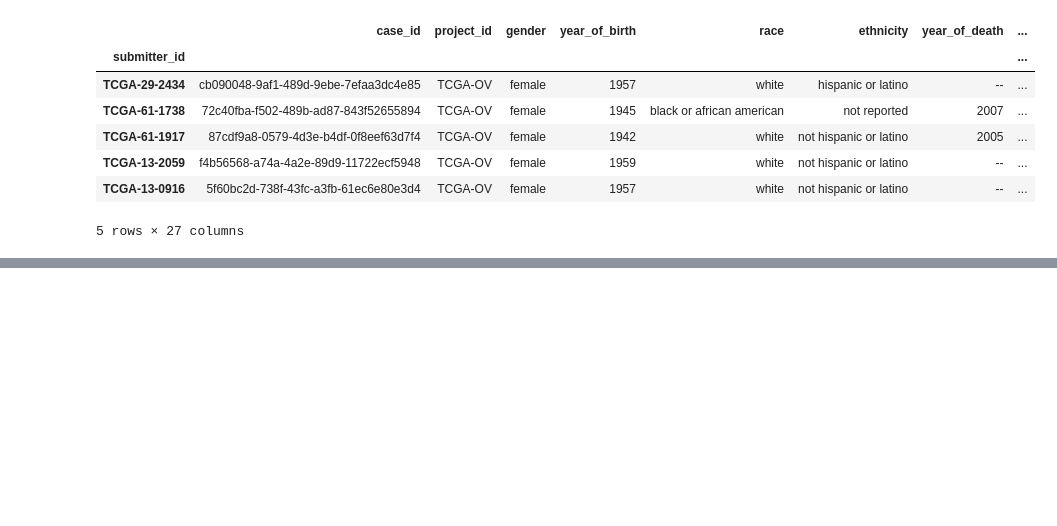
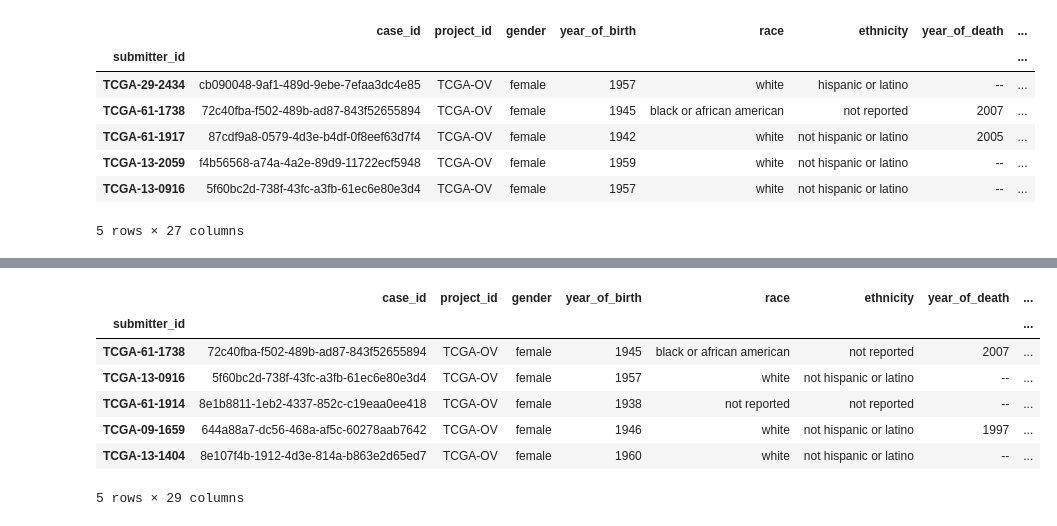
Before and after one commit to hfreid17/ovarian-cancer, a Jupyter notebook: ovariancancerclinicalanalysis.ipynb, the cells around one changed output, grey strips where cells are left out. Saved outputs shown, nothing was run; the diff lists cells and outputs as text; code cells hidden in the pictures; blank space fills up the shorter version.

Commit message:
merged clincal and expression data

```diff
--- a/ovariancancerclinicalanalysis.ipynb
+++ b/ovariancancerclinicalanalysis.ipynb
@@ -113,0 +84,51 @@ df_clinical_matches = pd.DataFrame.from_dict(dictionary, orient=index)
+# %%
+# remaking dataframe from other jupyter notebook of top 500 and bottom 500 genes for each patient
+
+
+import scipy.stats as ss
+
+
+df_zscore2 = df.T.apply(ss.zscore, axis=0).T.dropna().apply(ss.zscore, axis=0)
+
+
+# define empty dictionary
+results = {}
+
+
+# Loop through samples
+for sample in df_zscore2.columns[:]:
+
+    # Extract column
+    col = df_zscore2[sample].sort_values(ascending=False) # sort values in decreasing order
+
+    genesets={
+        "top":col.index[:500].tolist(),
+        "bottom":col.index[-500:].tolist()
+
+
+    }
+    # Extract the top 500 genes from the index
+    results[sample] = genesets
+# %%
+# making dataframe of top and bottom 500 genes for each patient and editing the df so that it can be merged with the clinical df
+
+df_genes = pd.DataFrame(results)
+df_genes = df_genes.T # transform
+df_genes['submitter_id'] = expression_sliced # adding new column of what will be the index
+df_genes.set_index('submitter_id', inplace=True) # replacing index with version that does not have extra numbers at end
+# %%
+# combining the clinicala and expression dataframes for common submitter ids
+
+df_combined = pd.DataFrame()
+df_combined = pd.merge(df_clinical, df_genes, how='inner', on=["submitter_id"])
+# %%
+df_combined.head()
+# %% [output]
+|  | case_id | project_id | gender | year_of_birth | race | ethnicity | year_of_death | ... |
+| submitter_id |  |  |  |  |  |  |  | ... |
+| TCGA-61-1738 | 72c40fba-f502-489b-ad87-843f52655894 | TCGA-OV | female | 1945 | black or african american | not reported | 2007 | ... |
+| TCGA-13-0916 | 5f60bc2d-738f-43fc-a3fb-61ec6e80e3d4 | TCGA-OV | female | 1957 | white | not hispanic or latino | -- | ... |
+| TCGA-61-1914 | 8e1b8811-1eb2-4337-852c-c19eaa0ee418 | TCGA-OV | female | 1938 | not reported | not reported | -- | ... |
+| TCGA-09-1659 | 644a88a7-dc56-468a-af5c-60278aab7642 | TCGA-OV | female | 1946 | white | not hispanic or latino | 1997 | ... |
+| TCGA-13-1404 | 8e107f4b-1912-4d3e-814a-b863e2d65ed7 | TCGA-OV | female | 1960 | white | not hispanic or latino | -- | ... |
+5 rows × 29 columns
```
Also changed, not shown: parts of 8 cells of this notebook.
